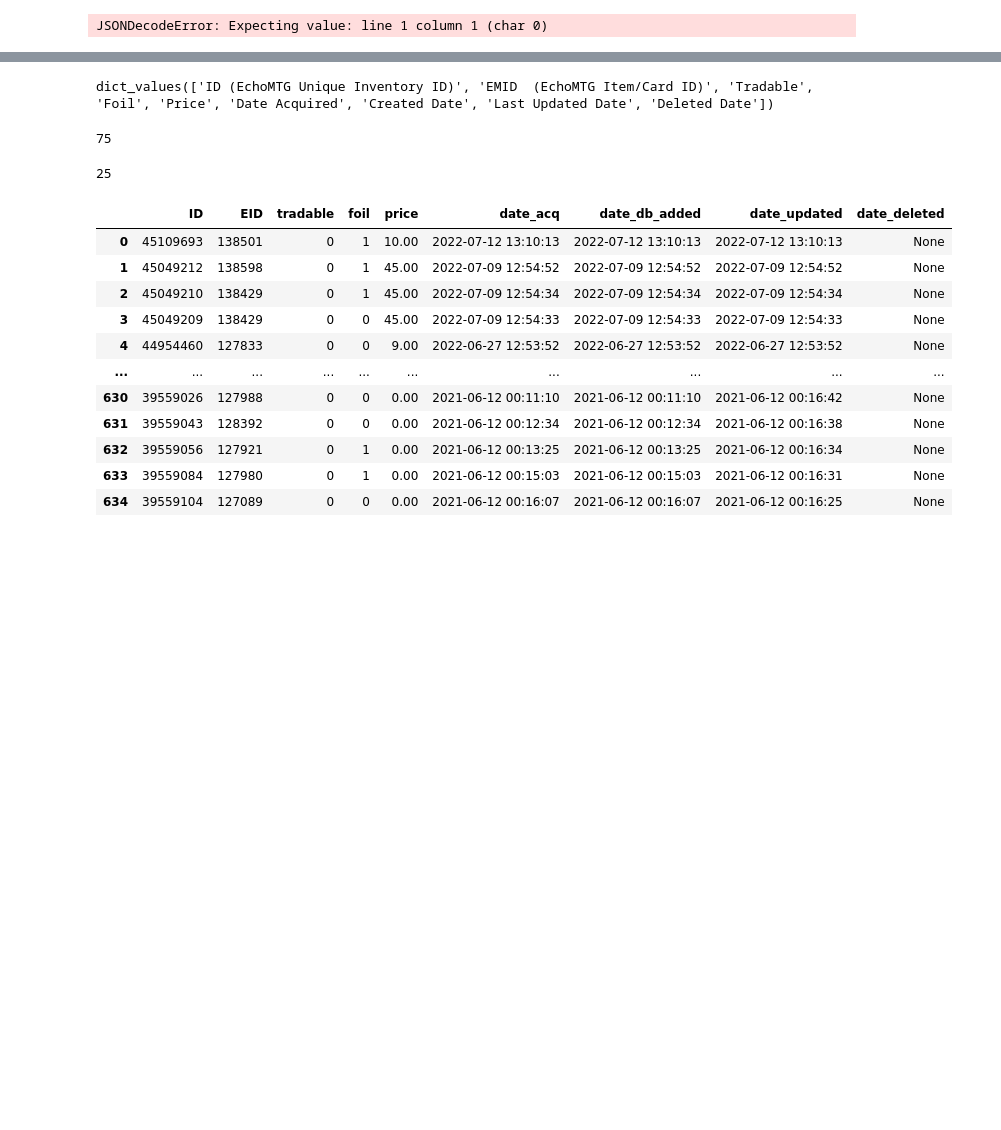
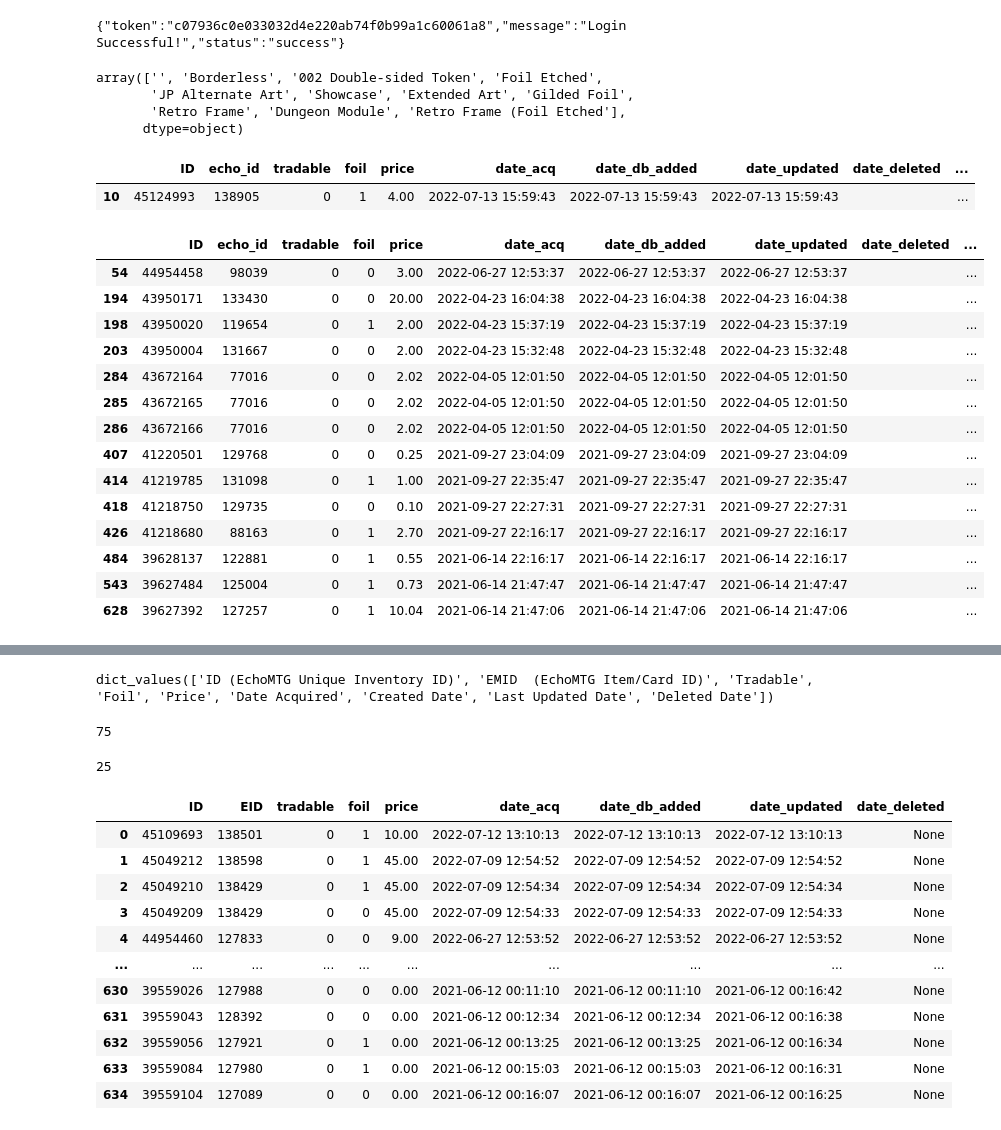
Before and after one commit to saudino480/mtgBinderHelper, a Jupyter notebook: helper/echoMTG_testing.ipynb, the cells around one changed output, grey strips where cells are left out. Cells and saved outputs as stored; diff of their text form; code cells hidden in the pictures; blank space fills up the shorter version.

```diff
--- a/helper/echoMTG_testing.ipynb
+++ b/helper/echoMTG_testing.ipynb
@@ -9,6 +9,40 @@ import pandas as pd
 # %%
 sett = json.load(open('settings.json'))
 # %%
-echoMTG_api.echoMTGAPI('settings.json')
+echoClient = echoMTG_api.echoMTGAPI('settings.json')
 # %% [output]
-JSONDecodeError: Expecting value: line 1 column 1 (char 0)
+{"token":"c07936c0e033032d4e220ab74f0b99a1c60061a8","message":"Login Successful!","status":"success"}
+# %%
+test = echoClient.fullDataDump()
+# %%
+test.treatment.unique()
+# %% [output]
+array(['', 'Borderless', '002 Double-sided Token', 'Foil Etched',
+       'JP Alternate Art', 'Showcase', 'Extended Art', 'Gilded Foil',
+       'Retro Frame', 'Dungeon Module', 'Retro Frame (Foil Etched'],
+      dtype=object)
+# %%
+# honestly we probably just have to exclude tokens for now until I can figure out where that information
+# is stored.
+test[test.treatment == '002 Double-sided Token']
+# %% [output]
+|  | ID | echo_id | tradable | foil | price | date_acq | date_db_added | date_updated | date_deleted | ... |
+| 10 | 45124993 | 138905 | 0 | 1 | 4.00 | 2022-07-13 15:59:43 | 2022-07-13 15:59:43 | 2022-07-13 15:59:43 |  | ... |
+# %%
+test[test.set_code.str.contains('P')]
+# %% [output]
+|  | ID | echo_id | tradable | foil | price | date_acq | date_db_added | date_updated | date_deleted | ... |
+| 54 | 44954458 | 98039 | 0 | 0 | 3.00 | 2022-06-27 12:53:37 | 2022-06-27 12:53:37 | 2022-06-27 12:53:37 |  | ... |
+| 194 | 43950171 | 133430 | 0 | 0 | 20.00 | 2022-04-23 16:04:38 | 2022-04-23 16:04:38 | 2022-04-23 16:04:38 |  | ... |
+| 198 | 43950020 | 119654 | 0 | 1 | 2.00 | 2022-04-23 15:37:19 | 2022-04-23 15:37:19 | 2022-04-23 15:37:19 |  | ... |
+| 203 | 43950004 | 131667 | 0 | 0 | 2.00 | 2022-04-23 15:32:48 | 2022-04-23 15:32:48 | 2022-04-23 15:32:48 |  | ... |
+| 284 | 43672164 | 77016 | 0 | 0 | 2.02 | 2022-04-05 12:01:50 | 2022-04-05 12:01:50 | 2022-04-05 12:01:50 |  | ... |
+| 285 | 43672165 | 77016 | 0 | 0 | 2.02 | 2022-04-05 12:01:50 | 2022-04-05 12:01:50 | 2022-04-05 12:01:50 |  | ... |
+| 286 | 43672166 | 77016 | 0 | 0 | 2.02 | 2022-04-05 12:01:50 | 2022-04-05 12:01:50 | 2022-04-05 12:01:50 |  | ... |
+| 407 | 41220501 | 129768 | 0 | 0 | 0.25 | 2021-09-27 23:04:09 | 2021-09-27 23:04:09 | 2021-09-27 23:04:09 |  | ... |
+| 414 | 41219785 | 131098 | 0 | 1 | 1.00 | 2021-09-27 22:35:47 | 2021-09-27 22:35:47 | 2021-09-27 22:35:47 |  | ... |
+| 418 | 41218750 | 129735 | 0 | 0 | 0.10 | 2021-09-27 22:27:31 | 2021-09-27 22:27:31 | 2021-09-27 22:27:31 |  | ... |
+| 426 | 41218680 | 88163 | 0 | 1 | 2.70 | 2021-09-27 22:16:17 | 2021-09-27 22:16:17 | 2021-09-27 22:16:17 |  | ... |
+| 484 | 39628137 | 122881 | 0 | 1 | 0.55 | 2021-06-14 22:16:17 | 2021-06-14 22:16:17 | 2021-06-14 22:16:17 |  | ... |
+| 543 | 39627484 | 125004 | 0 | 1 | 0.73 | 2021-06-14 21:47:47 | 2021-06-14 21:47:47 | 2021-06-14 21:47:47 |  | ... |
+| 628 | 39627392 | 127257 | 0 | 1 | 10.04 | 2021-06-14 21:47:06 | 2021-06-14 21:47:06 | 2021-06-14 21:47:06 |  | ... |
```
Also changed, not shown: parts of 5 cells of this notebook, 7 other files.
